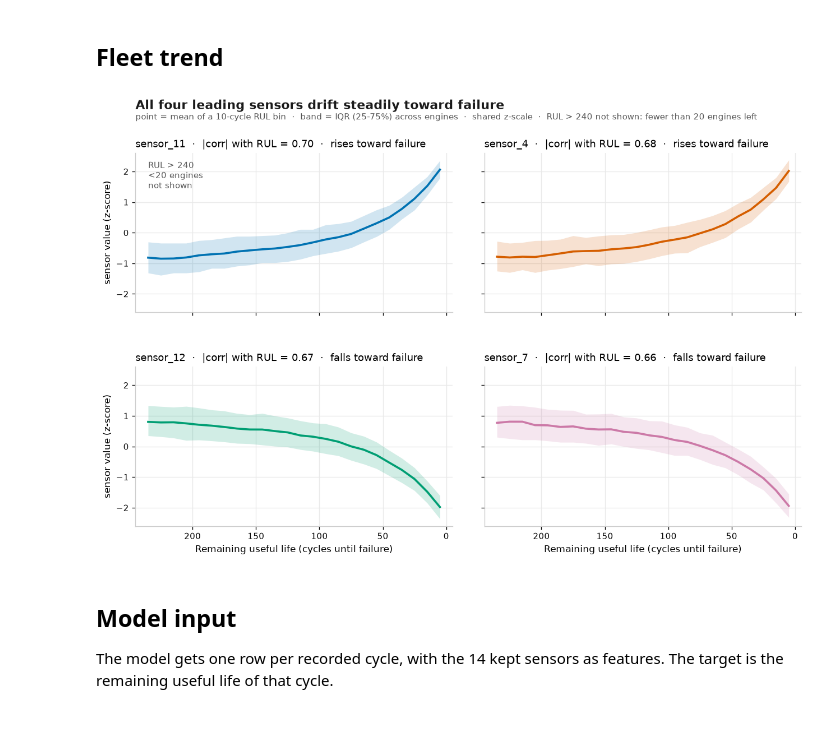
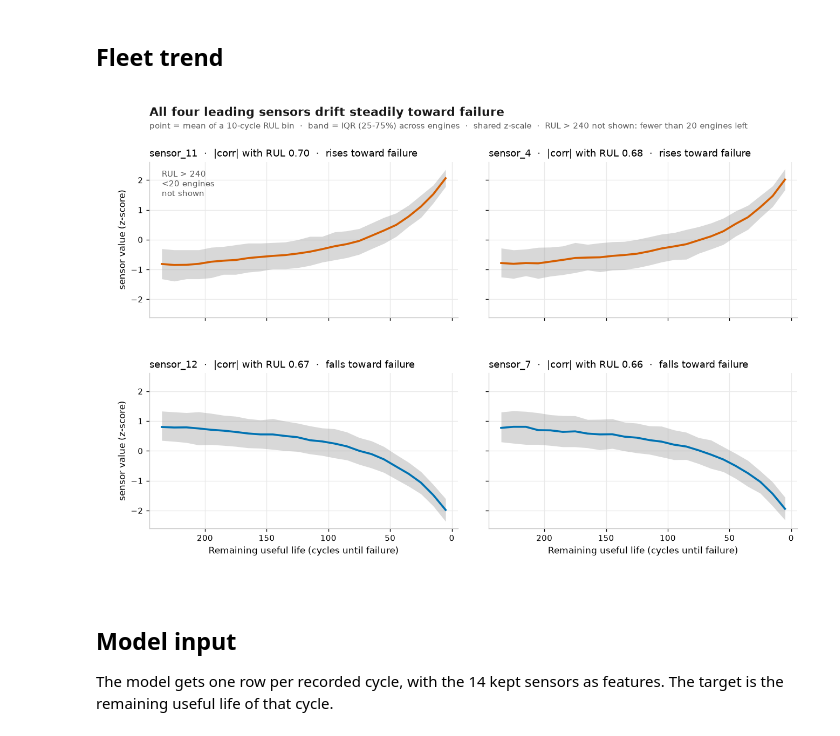
Before and after one commit to rafaa-sf/RULPTE, a Jupyter notebook: rul_prediction.ipynb, the cells around one changed output. Drawn from its saved outputs; the diff is of its cells as text; code cells hidden in the pictures.

```diff
--- a/rul_prediction.ipynb
+++ b/rul_prediction.ipynb
@@ -24,6 +23,21 @@ DATA = Path("data")
 TRAIN = DATA / "train_FD001.txt"
 TEST = DATA / "test_FD001.txt"
 RUL = DATA / "RUL_FD001.txt"
+# %%
+# One role palette and one type/size scale for every figure below.
+STYLE = {
+    "ink": "#1A1A1A", "muted": "#595959", "faint": "#8C8C8C", "rule": "#707070",
+    "grid": "#E9E9E9", "edge": "#C9C9C9", "raw": "#B0B0B0",
+    "rise": "#D55E00", "fall": "#0072B2", "band": "#9E9E9E66",  # drift direction, IQR band
+    "size": (11.0, 7.6), "pair": (9.9, 5.5),  # 2x2 canvas, two-panel canvas
+    "title": 13, "subtitle": 9, "panel": 10.5, "label": 10, "tick": 9, "tag": 9,
+}
+plt.rcParams.update({
+    "font.size": STYLE["label"], "axes.titlesize": STYLE["panel"], "axes.labelsize": STYLE["label"],
+    "xtick.labelsize": STYLE["tick"], "ytick.labelsize": STYLE["tick"], "axes.grid": True,
+    "grid.color": STYLE["grid"], "grid.linewidth": 0.8, "axes.edgecolor": STYLE["edge"],
+    "axes.spines.top": False, "axes.spines.right": False, "figure.facecolor": "white",
+})
 # %% [markdown]
 ## Load data
 # %%
@@ -180,50 +167,52 @@ fig.legend(handles=handles, loc="lower center", bbox_to_anchor=(0.5, 0.012),
 # %% [markdown]
 ## Fleet trend
 # %%
-BIN = 10         # RUL bin width (cycles)
+BIN = 10          # RUL bin width (cycles)
 MIN_ENGINES = 20  # no mean is drawn where fewer engines than this remain
 bins = pd.cut(train["RUL"], bins=range(0, int(train["RUL"].max()) + 20, BIN),
               include_lowest=True)
 grp = train.groupby(bins, observed=True)
 n_eng = grp["unit"].nunique()  # engines contributing to each RUL bin
 x = np.array([b.mid for b in n_eng.index])
 keep = n_eng.to_numpy() >= MIN_ENGINES
 thin_from = float(n_eng.index[~keep][0].left) if (~keep).any() else float(x.max() + BIN / 2)
 x_end = thin_from + BIN / 2  # padding only; the excluded tail is stated in words
 
-fig, axes = plt.subplots(2, 2, figsize=(11, 7.4), dpi=120,
+fig, axes = plt.subplots(2, 2, figsize=STYLE["size"], dpi=120,
                          sharex=True, sharey=True)
-fig.subplots_adjust(left=0.085, right=0.985, top=0.865, bottom=0.115,
-                    hspace=0.34, wspace=0.10)
+fig.subplots_adjust(left=LEFT, right=0.985, top=0.86, bottom=0.115,
+                    hspace=0.36, wspace=0.10)
 
 for ax, s in zip(axes.ravel(), TOP):
-    col = SENSOR_COLORS[s]
+    col = STYLE["rise"] if corr[s] < 0 else STYLE["fall"]
     z = (train[s] - train[s].mean()) / train[s].std()
     gz = z.groupby(bins, observed=True)
     mean = gz.mean().to_numpy()
     q1, q3 = gz.quantile(0.25).to_numpy(), gz.quantile(0.75).to_numpy()
-    ax.fill_between(x[keep], q1[keep], q3[keep], color=col, alpha=0.18, lw=0, zorder=2)
+    ax.fill_between(x[keep], q1[keep], q3[keep], color=STYLE["band"], lw=0, zorder=2)
     ax.plot(x[keep], mean[keep], color=col, lw=2.2, zorder=3)
-    ax.set_title(f"{s}  ·  |corr| with RUL = {abs(corr[s]):.2f}  ·  "
+    ax.set_title(f"{s}  ·  |corr| with RUL {abs(corr[s]):.2f}  ·  "
                  f"{'rises' if corr[s] < 0 else 'falls'} toward failure", loc="left")
     ax.set_axisbelow(True)
     ax.set_xlim(x_end, -BIN / 2)
 
 axes[0, 0].annotate(f"RUL > {thin_from:.0f}\n<{MIN_ENGINES} engines\nnot shown",
-                    xy=(0.04, 0.95), xycoords="axes fraction", fontsize=9,
-                    color="#595959", ha="left", va="top")
+                    xy=(0.04, 0.95), xycoords="axes fraction", fontsize=STYLE["tag"],
+                    color=STYLE["muted"], ha="left", va="top")
 for a in axes[:, 0]:
     a.set_ylabel("sensor value (z-score)")
 for a in axes[1, :]:
     a.set_xlabel("Remaining useful life (cycles until failure)")
 
 fig.suptitle("All four leading sensors drift steadily toward failure",
-             x=0.085, y=0.972, ha="left", fontsize=13, fontweight="bold", color="#1A1A1A")
-fig.text(0.085, 0.932, f"point = mean of a 10-cycle RUL bin  ·  band = IQR (25-75%) "
+             x=LEFT, y=0.972, ha="left", fontsize=STYLE["title"], fontweight="bold",
+             color=STYLE["ink"])
+fig.text(LEFT, 0.928, f"point = mean of a 10-cycle RUL bin  ·  band = IQR (25-75%) "
          f"across engines  ·  shared z-scale  ·  RUL > {thin_from:.0f} not shown: "
-         f"fewer than {MIN_ENGINES} engines left", ha="left", fontsize=9, color="#555555")
+         f"fewer than {MIN_ENGINES} engines left",
+         ha="left", fontsize=STYLE["subtitle"], color=STYLE["muted"])
 # %% [output]
-[figure, old version]
+[figure, new version]
 # %% [markdown]
 ## Model input
 
```
Also changed, not shown: parts of 3 cells of this notebook.
